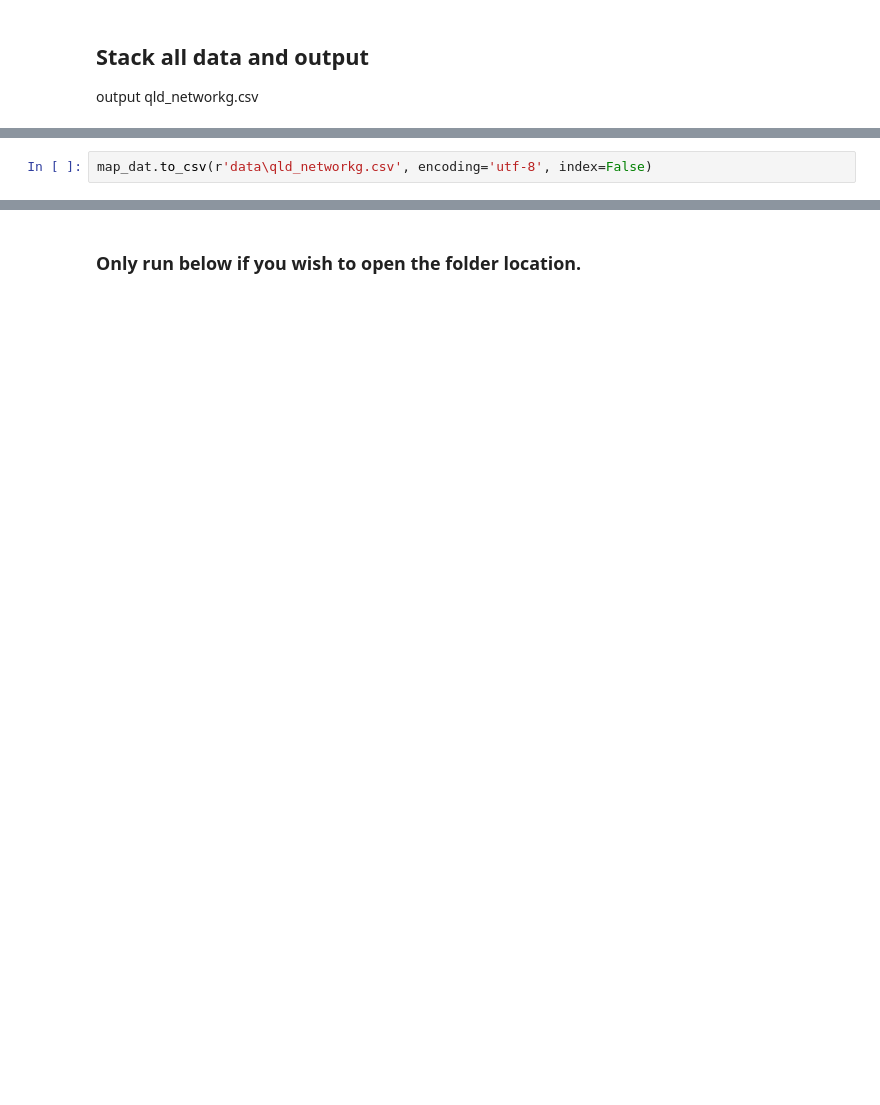
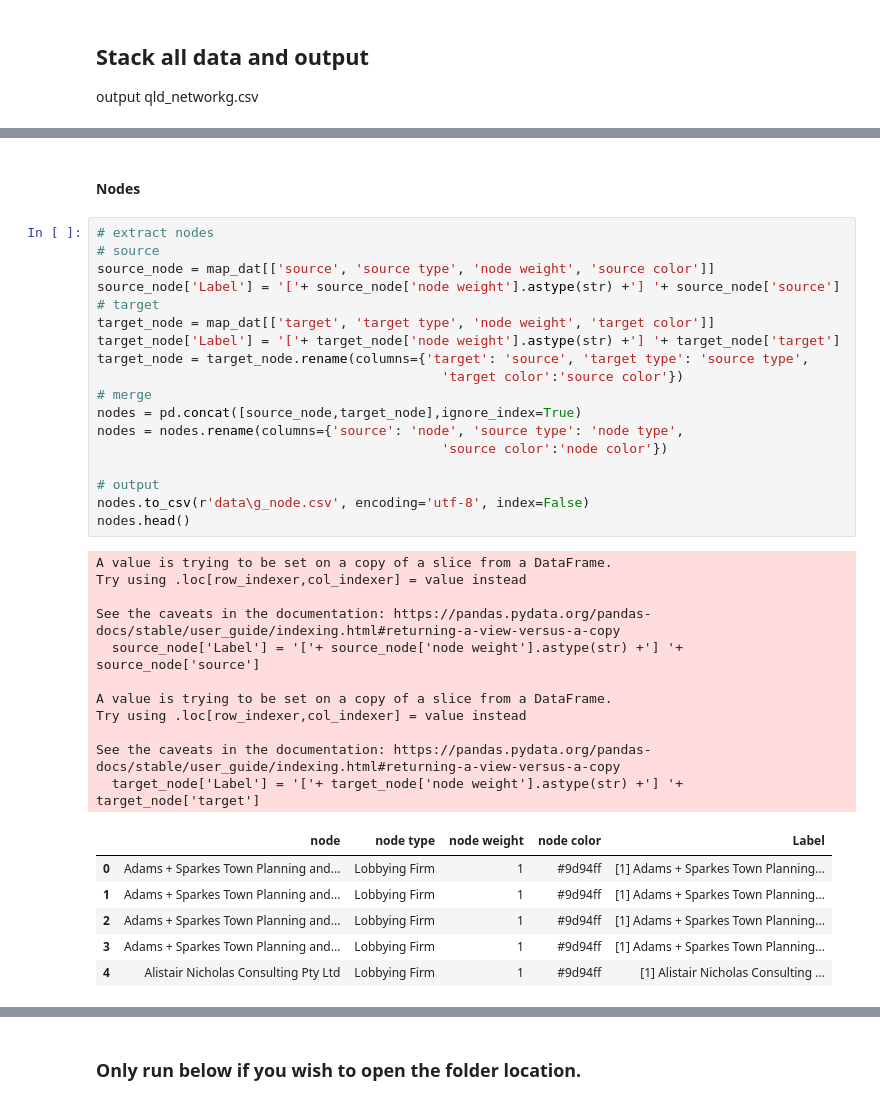
Before and after one commit to ryananalytix/government_transparency, a Jupyter notebook: NN_data_pipeline.ipynb, the cells around one changed output, grey strips where cells are left out. Drawn from its saved outputs; the diff is of its cells as text; blank space fills up the shorter version.

```diff
--- a/NN_data_pipeline.ipynb
+++ b/NN_data_pipeline.ipynb
@@ -757,2 +899,38 @@ output qld_networkg.csv
-# %%
-map_dat.to_csv(r'data\qld_networkg.csv', encoding='utf-8', index=False)
+# %% [markdown]
+#### Nodes
+# %%
+# extract nodes
+# source
+source_node = map_dat[['source', 'source type', 'node weight', 'source color']]
+source_node['Label'] = '['+ source_node['node weight'].astype(str) +'] '+ source_node['source']
+# target
+target_node = map_dat[['target', 'target type', 'node weight', 'target color']]
+target_node['Label'] = '['+ target_node['node weight'].astype(str) +'] '+ target_node['target']
+target_node = target_node.rename(columns={'target': 'source', 'target type': 'source type',
+                                            'target color':'source color'})
+# merge
+nodes = pd.concat([source_node,target_node],ignore_index=True)
+nodes = nodes.rename(columns={'source': 'node', 'source type': 'node type',
+                                            'source color':'node color'})
+
+# output
+nodes.to_csv(r'data\g_node.csv', encoding='utf-8', index=False)
+nodes.head()
+# %% [output]
+A value is trying to be set on a copy of a slice from a DataFrame.
+Try using .loc[row_indexer,col_indexer] = value instead
+
+See the caveats in the documentation: https://pandas.pydata.org/pandas-docs/stable/user_guide/indexing.html#returning-a-view-versus-a-copy
+  source_node['Label'] = '['+ source_node['node weight'].astype(str) +'] '+ source_node['source']
+
+A value is trying to be set on a copy of a slice from a DataFrame.
+Try using .loc[row_indexer,col_indexer] = value instead
+
+See the caveats in the documentation: https://pandas.pydata.org/pandas-docs/stable/user_guide/indexing.html#returning-a-view-versus-a-copy
+  target_node['Label'] = '['+ target_node['node weight'].astype(str) +'] '+ target_node['target']
+|  | node | node type | node weight | node color | Label |
+| 0 | Adams + Sparkes Town Planning and... | Lobbying Firm | 1 | #9d94ff | [1] Adams + Sparkes Town Planning... |
+| 1 | Adams + Sparkes Town Planning and... | Lobbying Firm | 1 | #9d94ff | [1] Adams + Sparkes Town Planning... |
+| 2 | Adams + Sparkes Town Planning and... | Lobbying Firm | 1 | #9d94ff | [1] Adams + Sparkes Town Planning... |
+| 3 | Adams + Sparkes Town Planning and... | Lobbying Firm | 1 | #9d94ff | [1] Adams + Sparkes Town Planning... |
+| 4 | Alistair Nicholas Consulting Pty Ltd | Lobbying Firm | 1 | #9d94ff | [1] Alistair Nicholas Consulting ... |
```
Also changed, not shown: parts of 21 cells of this notebook, 5 other files.
